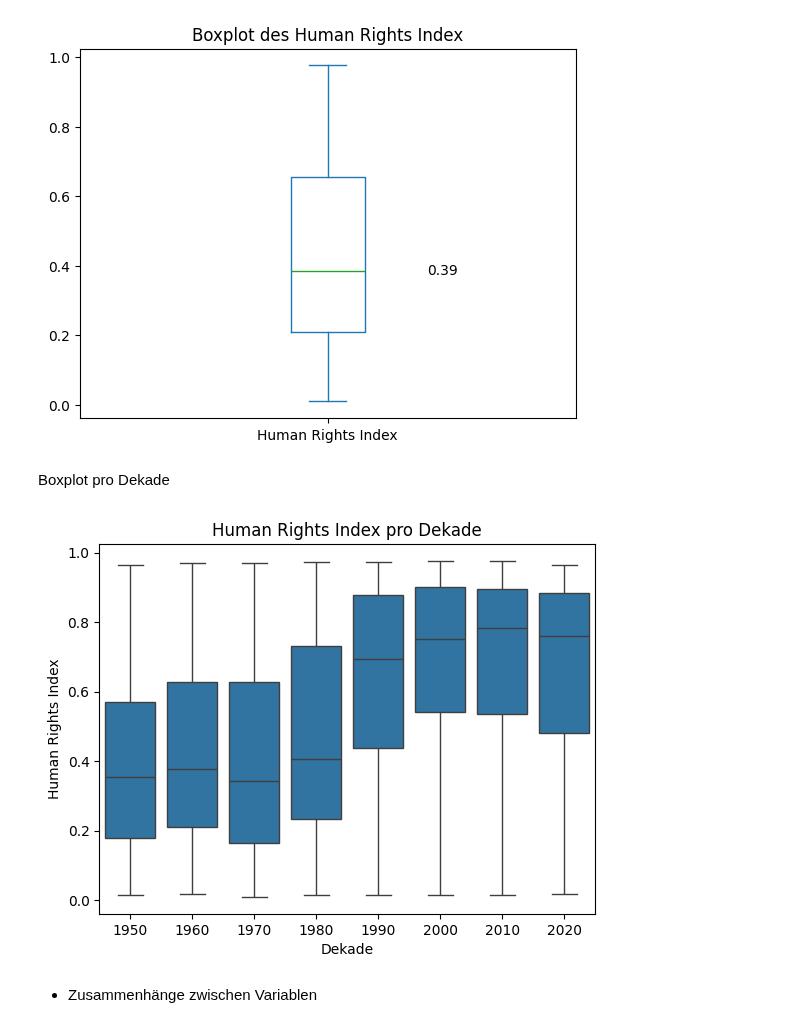
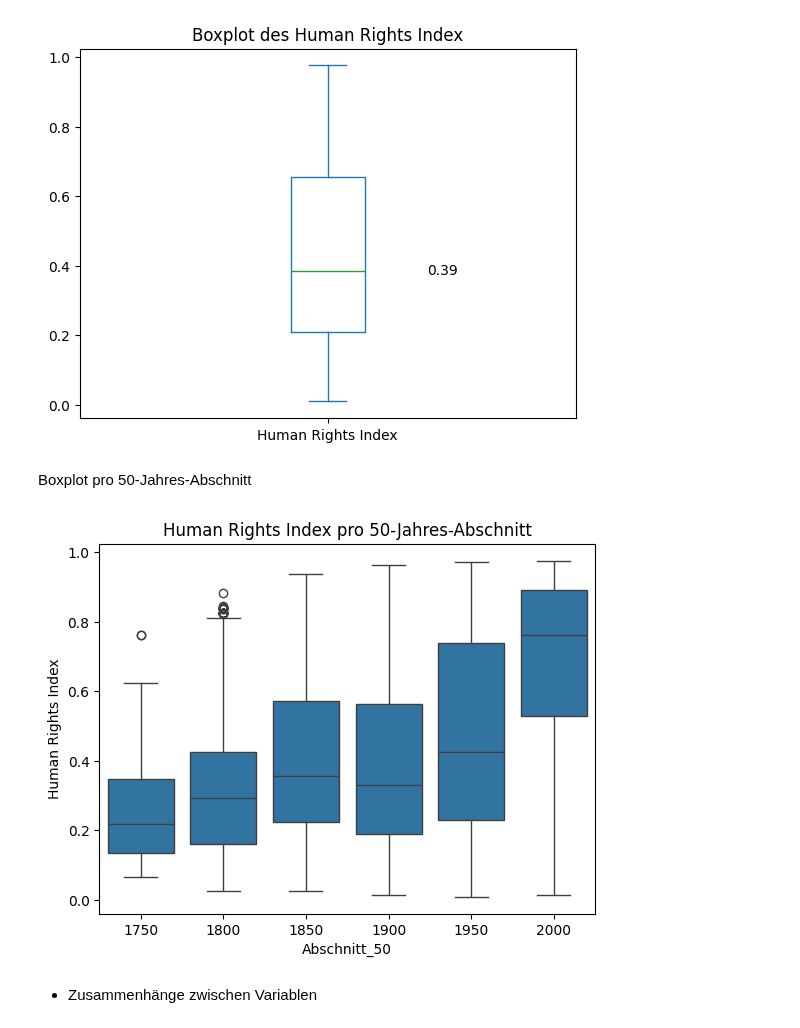
Before and after one commit to haschdav/LN-Python, a Jupyter notebook: LN_Python.ipynb, the cells around one changed output. Saved outputs shown, nothing was run; the diff lists cells and outputs as text; code cells hidden in the pictures.

```diff
--- a/LN_Python.ipynb
+++ b/LN_Python.ipynb
@@ -211,23 +208,24 @@ plt.show()
 Median Human Rights Index: 0.385
 [figure]
 # %% [markdown]
-Boxplot pro Dekade
+Boxplot pro 50-Jahres-Abschnitt
 # %%
 import seaborn as sns
 import matplotlib.pyplot as plt
 
-df['Dekade'] = (df['Jahr'] // 10) * 10
+# 50-Jahres-Abschnitte bilden
+df['Abschnitt_50'] = (df['Jahr'] // 50) * 50
 
 sns.boxplot(
-    data=df[df['Jahr'].between(1950, 2024)],
-    x='Dekade',
+    data=df,
+    x='Abschnitt_50',
     y='Human Rights Index'
 )
 
-plt.title("Human Rights Index pro Dekade")
+plt.title("Human Rights Index pro 50-Jahres-Abschnitt")
 plt.show()
 # %% [output]
-[figure, old version]
+[figure, new version]
 # %% [markdown]
 - Zusammenhänge zwischen Variablen
 # %% [markdown]
```
Also changed, not shown: parts of 21 cells of this notebook.
